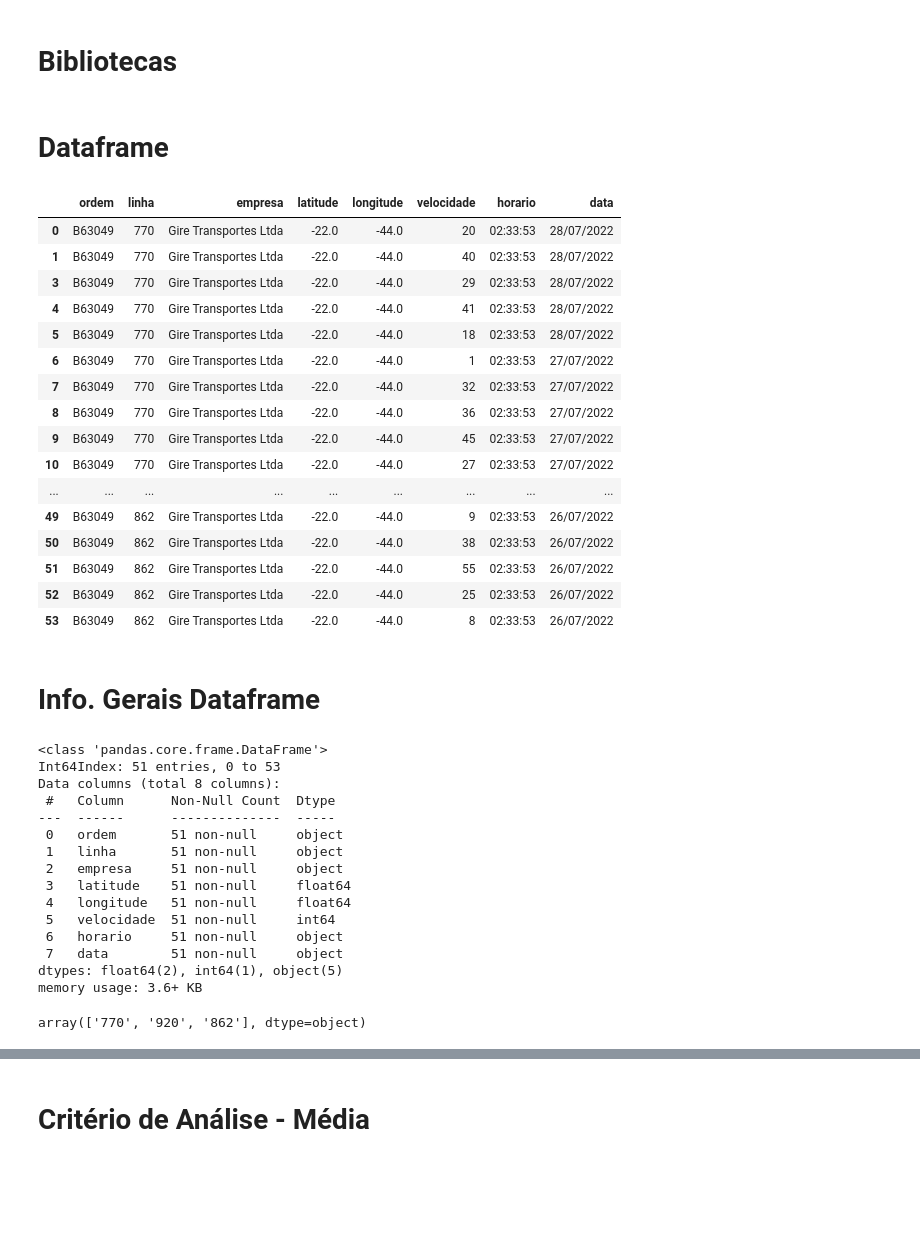
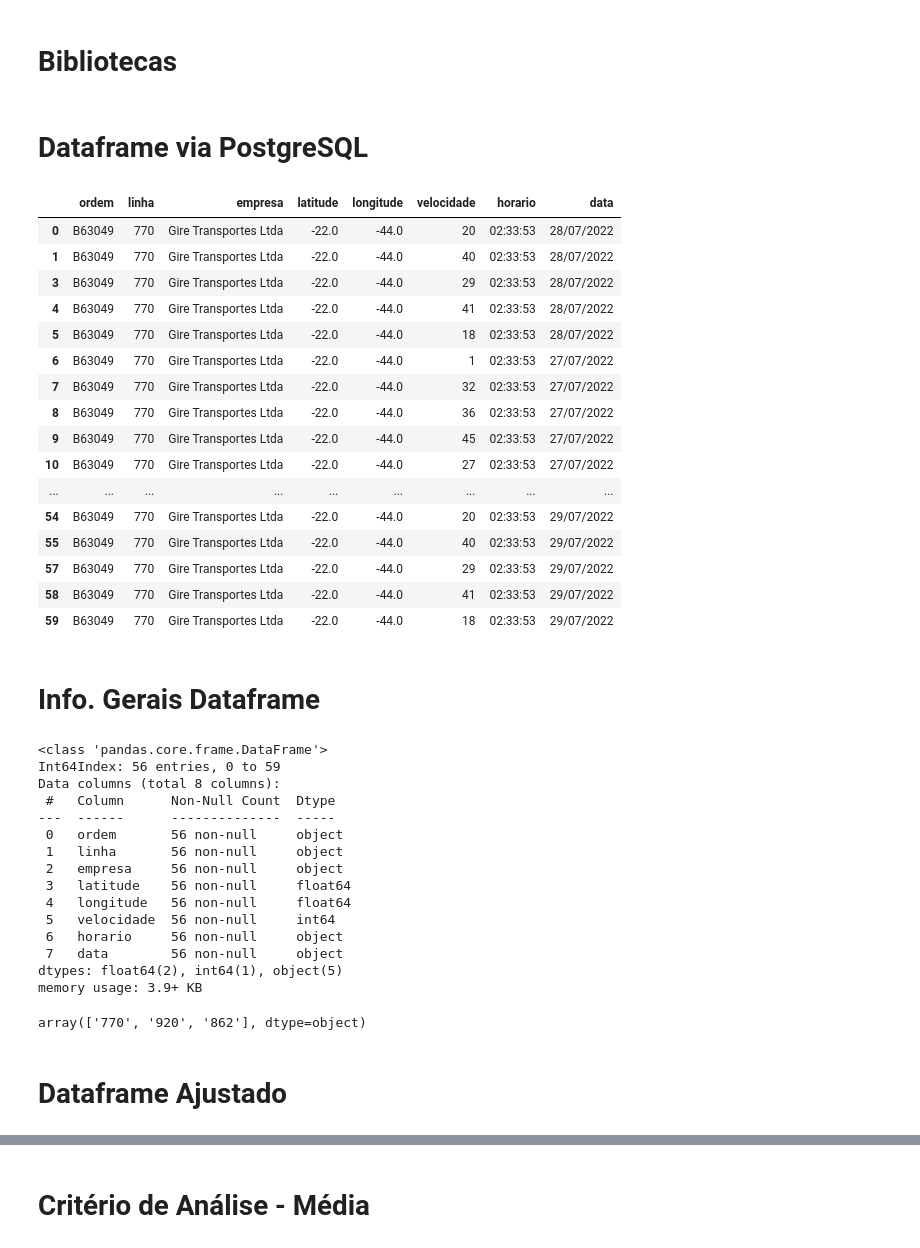
Before and after one commit to monteirovictor/dashboard_panel, a Jupyter notebook: Projeto.ipynb, the cells around one changed output, grey strips where cells are left out. Cells and saved outputs as stored; diff of their text form; code cells hidden in the pictures; blank space fills up the shorter version.

```diff
--- a/Projeto.ipynb
+++ b/Projeto.ipynb
@@ -10,57 +10,57 @@ import sqlalchemy
 import schedule
 import time
 # %% [markdown]
-<h1>Dataframe</h1>
+<h1>Dataframe via PostgreSQL</h1>
 # %%
 #Buscando do Banco de Dados
 engine  = sqlalchemy.create_engine('postgresql://postgres:sistema18@localhost:5432/transporte')
 dfFinal = pd.read_sql_table("transporte_teste",engine)
 
 #Removendo valores igual a zero
 df = dfFinal[(dfFinal[['velocidade']] != 0).all(axis=1)]
 
 #removendo arquivos duplicados
-dfboxplot=df.drop_duplicates()
-dfboxplot
+dfpostgresql=df.drop_duplicates()
+dfpostgresql
 # %% [output]
 |  | ordem | linha | empresa | latitude | longitude | velocidade | horario | data |
 | 0 | B63049 | 770 | Gire Transportes Ltda | -22.0 | -44.0 | 20 | 02:33:53 | 28/07/2022 |
 | 1 | B63049 | 770 | Gire Transportes Ltda | -22.0 | -44.0 | 40 | 02:33:53 | 28/07/2022 |
 | 3 | B63049 | 770 | Gire Transportes Ltda | -22.0 | -44.0 | 29 | 02:33:53 | 28/07/2022 |
 | 4 | B63049 | 770 | Gire Transportes Ltda | -22.0 | -44.0 | 41 | 02:33:53 | 28/07/2022 |
 | 5 | B63049 | 770 | Gire Transportes Ltda | -22.0 | -44.0 | 18 | 02:33:53 | 28/07/2022 |
 | 6 | B63049 | 770 | Gire Transportes Ltda | -22.0 | -44.0 | 1 | 02:33:53 | 27/07/2022 |
 | 7 | B63049 | 770 | Gire Transportes Ltda | -22.0 | -44.0 | 32 | 02:33:53 | 27/07/2022 |
 | 8 | B63049 | 770 | Gire Transportes Ltda | -22.0 | -44.0 | 36 | 02:33:53 | 27/07/2022 |
 | 9 | B63049 | 770 | Gire Transportes Ltda | -22.0 | -44.0 | 45 | 02:33:53 | 27/07/2022 |
 | 10 | B63049 | 770 | Gire Transportes Ltda | -22.0 | -44.0 | 27 | 02:33:53 | 27/07/2022 |
 | ... | ... | ... | ... | ... | ... | ... | ... | ... |
-| 49 | B63049 | 862 | Gire Transportes Ltda | -22.0 | -44.0 | 9 | 02:33:53 | 26/07/2022 |
-| 50 | B63049 | 862 | Gire Transportes Ltda | -22.0 | -44.0 | 38 | 02:33:53 | 26/07/2022 |
-| 51 | B63049 | 862 | Gire Transportes Ltda | -22.0 | -44.0 | 55 | 02:33:53 | 26/07/2022 |
-| 52 | B63049 | 862 | Gire Transportes Ltda | -22.0 | -44.0 | 25 | 02:33:53 | 26/07/2022 |
-| 53 | B63049 | 862 | Gire Transportes Ltda | -22.0 | -44.0 | 8 | 02:33:53 | 26/07/2022 |
+| 54 | B63049 | 770 | Gire Transportes Ltda | -22.0 | -44.0 | 20 | 02:33:53 | 29/07/2022 |
+| 55 | B63049 | 770 | Gire Transportes Ltda | -22.0 | -44.0 | 40 | 02:33:53 | 29/07/2022 |
+| 57 | B63049 | 770 | Gire Transportes Ltda | -22.0 | -44.0 | 29 | 02:33:53 | 29/07/2022 |
+| 58 | B63049 | 770 | Gire Transportes Ltda | -22.0 | -44.0 | 41 | 02:33:53 | 29/07/2022 |
+| 59 | B63049 | 770 | Gire Transportes Ltda | -22.0 | -44.0 | 18 | 02:33:53 | 29/07/2022 |
 # %% [markdown]
 <h1>Info. Gerais Dataframe</h1>
 # %%
 #Informação referente ao tipo da variavel
-dfboxplot.info()
+dfpostgresql.info()
 # %% [output]
 <class 'pandas.core.frame.DataFrame'>
-Int64Index: 51 entries, 0 to 53
+Int64Index: 56 entries, 0 to 59
 Data columns (total 8 columns):
  #   Column      Non-Null Count  Dtype
 ---  ------      --------------  -----
- 0   ordem       51 non-null     object
- 1   linha       51 non-null     object
- 2   empresa     51 non-null     object
- 3   latitude    51 non-null     float64
- 4   longitude   51 non-null     float64
- 5   velocidade  51 non-null     int64
- 6   horario     51 non-null     object
- 7   data        51 non-null     object
+ 0   ordem       56 non-null     object
+ 1   linha       56 non-null     object
+ 2   empresa     56 non-null     object
+ 3   latitude    56 non-null     float64
+ 4   longitude   56 non-null     float64
+ 5   velocidade  56 non-null     int64
+ 6   horario     56 non-null     object
+ 7   data        56 non-null     object
 dtypes: float64(2), int64(1), object(5)
-memory usage: 3.6+ KB
+memory usage: 3.9+ KB
 # %%
 #Linhas de ônibus não duplicadas
 
@@ -68,2 +68,4 @@ dfboxplot['linha'].unique()
 # %% [output]
 array(['770', '920', '862'], dtype=object)
+# %% [markdown]
+<h1>Dataframe Ajustado</h1>
```
Also changed, not shown: parts of 3 cells of this notebook.
